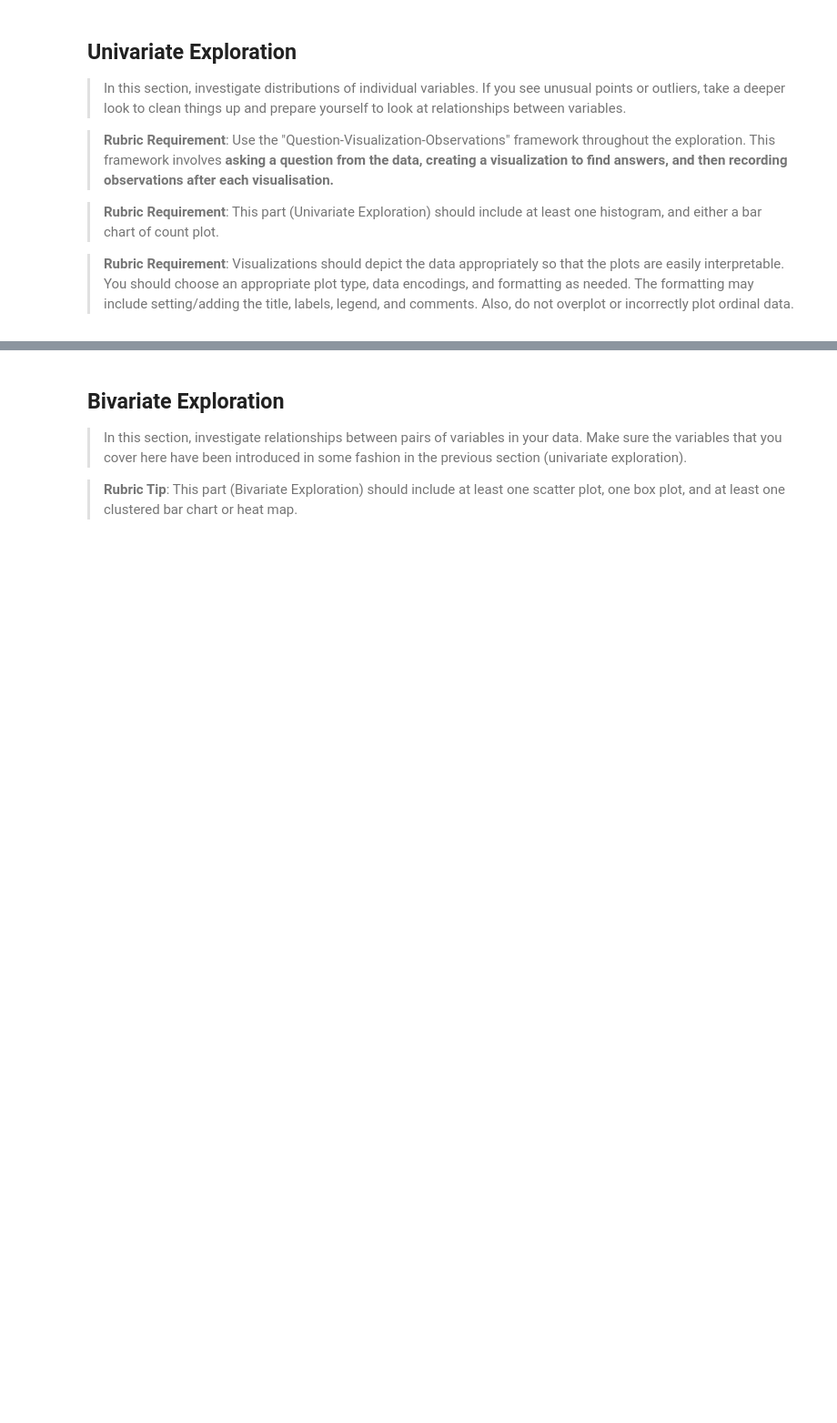
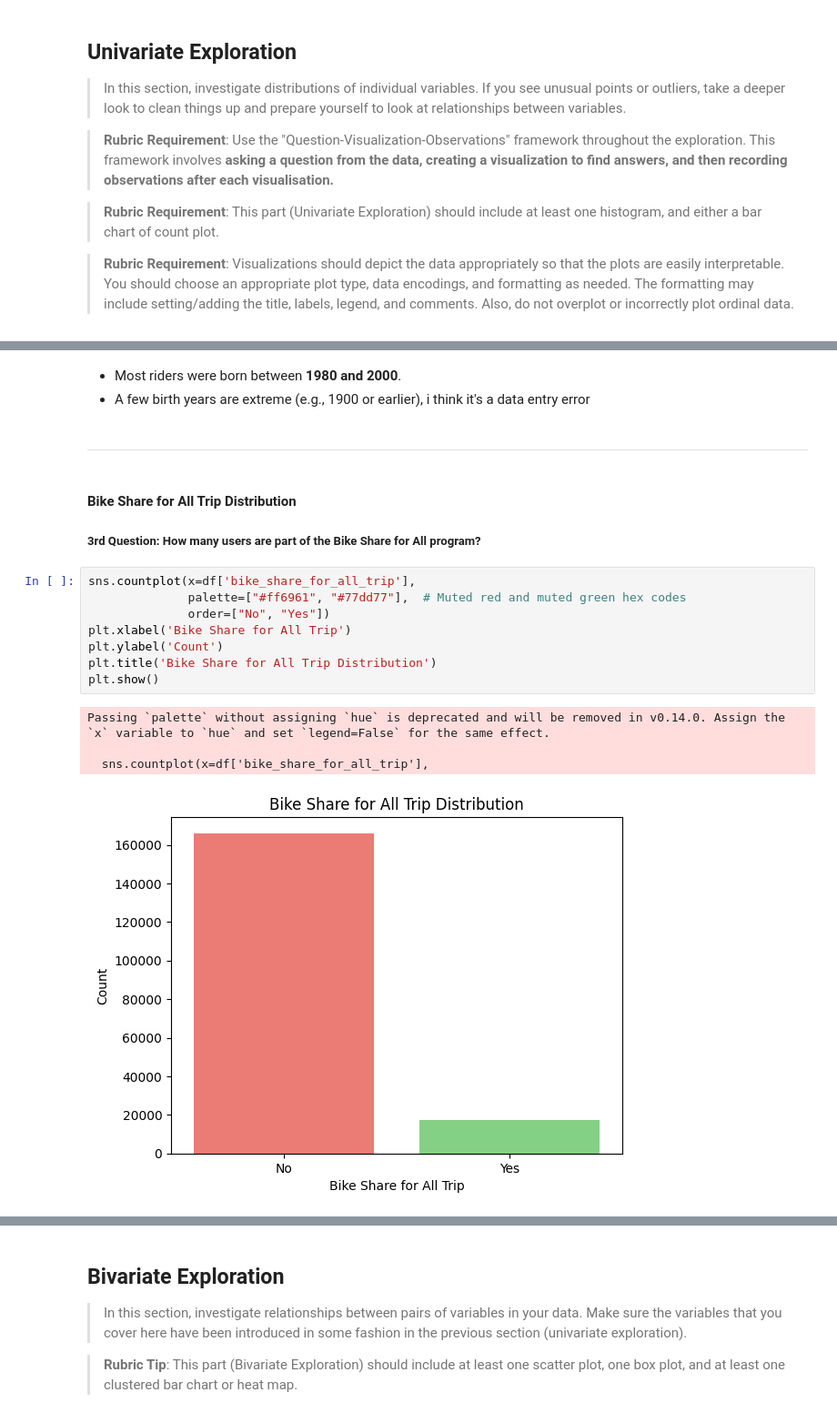
Before and after one commit to AmmarYasserAI-2/Communicate-Data-Findings, a Jupyter notebook: notebooks/01_exploratory_analysis.ipynb, the cells around one changed output, grey strips where cells are left out. Shown at 91% size. Saved outputs shown, nothing was run; the diff lists cells and outputs as text; blank space fills up the shorter version.

```diff
--- a/notebooks/01_exploratory_analysis.ipynb
+++ b/notebooks/01_exploratory_analysis.ipynb
@@ -65,0 +280,23 @@ import seaborn as sns
+# %% [markdown]
+ - Most riders were born between **1980 and 2000**.
+ - A few birth years are extreme (e.g., 1900 or earlier), i think it's a data entry error
+# %% [markdown]
+-------
+# %% [markdown]
+#### Bike Share for All Trip Distribution
+
+
+##### **3rd Question:** How many users are part of the Bike Share for All program?
+# %%
+sns.countplot(x=df['bike_share_for_all_trip'],
+              palette=["#ff6961", "#77dd77"],  # Muted red and muted green hex codes
+              order=["No", "Yes"])
+plt.xlabel('Bike Share for All Trip')
+plt.ylabel('Count')
+plt.title('Bike Share for All Trip Distribution')
+plt.show()
+# %% [output]
+Passing `palette` without assigning `hue` is deprecated and will be removed in v0.14.0. Assign the `x` variable to `hue` and set `legend=False` for the same effect.
+
+  sns.countplot(x=df['bike_share_for_all_trip'],
+[figure, added]
```
Also changed, not shown: parts of 39 cells of this notebook, 1 other file.
